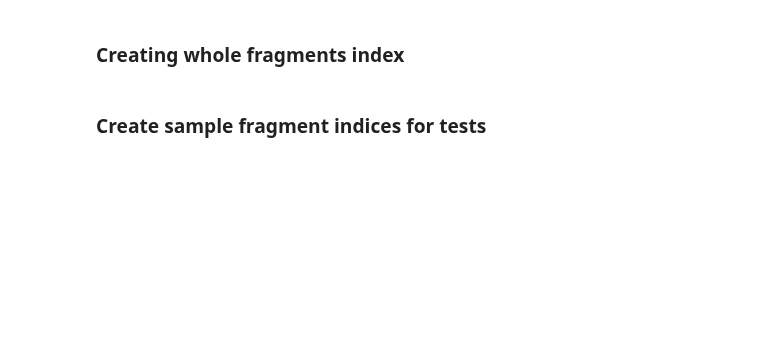
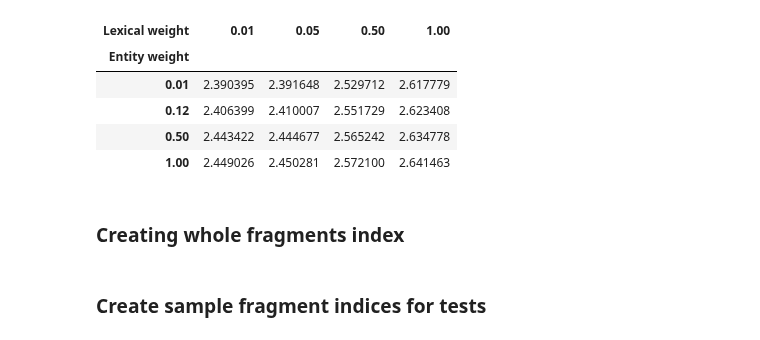
Before and after one commit to grzegorzZ1/masters_2025_nlp, a Jupyter notebook: indices/index_creation.ipynb, the cells around one changed output. Drawn from its saved outputs; the diff is of its cells as text; code cells hidden in the pictures; blank space fills up the shorter version.

```diff
--- a/indices/index_creation.ipynb
+++ b/indices/index_creation.ipynb
@@ -26,3 +110,20 @@ embed_model = SentenceTransformer("all-MiniLM-L6-v2", device=os.getenv("MODEL_DE
+# %%
+res_df = pd.DataFrame(results)
+(
+    res_df.pivot(
+        index="entity_weight",
+        columns="lexical_weight",
+        values="mean"
+    )
+    .rename_axis(index="Entity weight", columns="Lexical weight")
+)
+# %% [output]
+| Lexical weight | 0.01 | 0.05 | 0.50 | 1.00 |
+| Entity weight |  |  |  |  |
+| 0.01 | 2.390395 | 2.391648 | 2.529712 | 2.617779 |
+| 0.12 | 2.406399 | 2.410007 | 2.551729 | 2.623408 |
+| 0.50 | 2.443422 | 2.444677 | 2.565242 | 2.634778 |
+| 1.00 | 2.449026 | 2.450281 | 2.572100 | 2.641463 |
 # %% [markdown]
 ### Creating whole fragments index
 # %%
```
Also changed, not shown: parts of 14 cells of this notebook, 43 other files.
